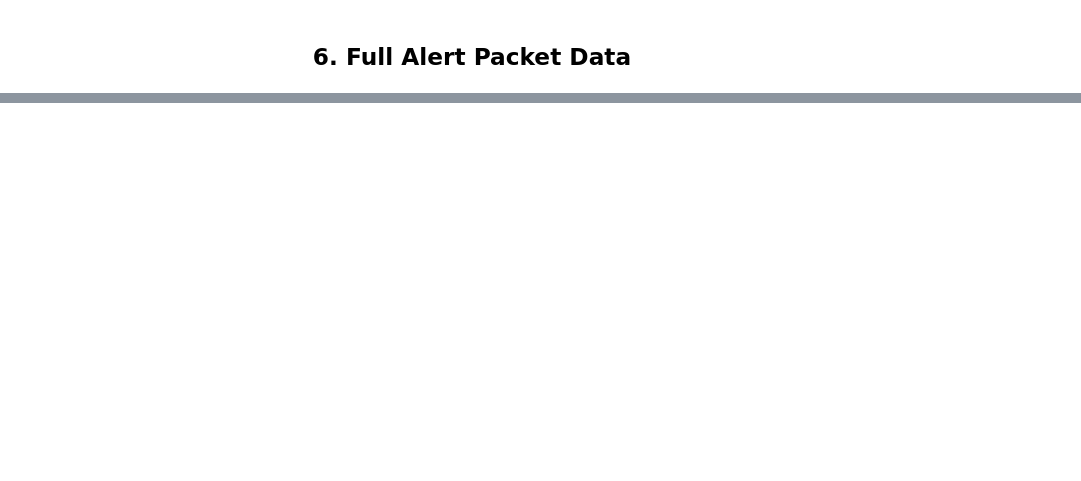
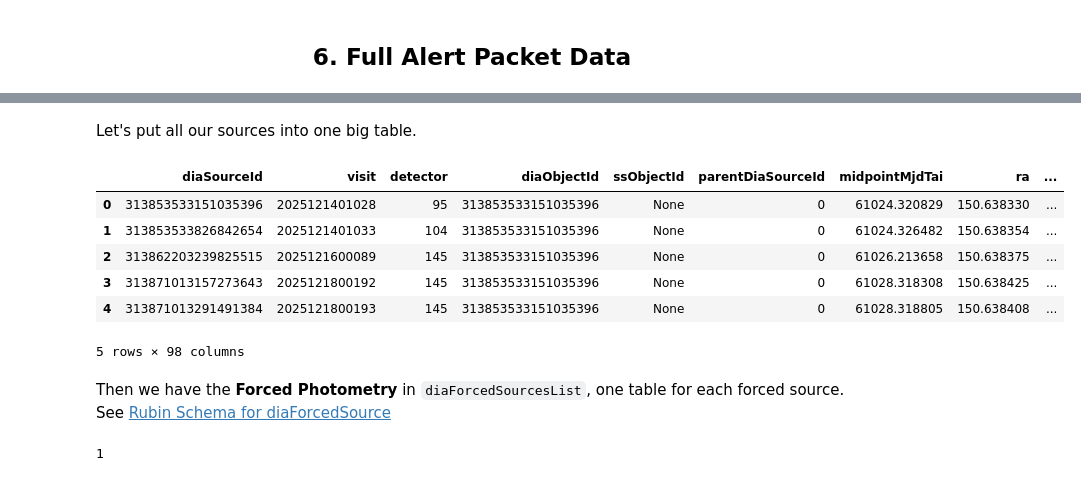
Before and after one commit to lsst-uk/lasair-lsst-examples, a Jupyter notebook: notebooks/KAFKA_Listen_to_Alerts.ipynb, the cells around one changed output, grey strips where cells are left out. Drawn from its saved outputs; the diff is of its cells as text; code cells hidden in the pictures; blank space fills up the shorter version.

```diff
--- a/notebooks/KAFKA_Listen_to_Alerts.ipynb
+++ b/notebooks/KAFKA_Listen_to_Alerts.ipynb
@@ -336,0 +385,2 @@ os.replace(str(OUTPUT_PATH / f"message_LiteLC.tmp.json"), str(OUTPUT_PATH / f"me
+# %%
+dat_full= pd.read_json(OUTPUT_PATH/"message_FULL.json")
@@ -336,0 +462,33 @@ os.replace(str(OUTPUT_PATH / f"message_LiteLC.tmp.json"), str(OUTPUT_PATH / f"me
+# %% [markdown]
+Let's put all our sources into one big table.
+# %%
+
+df_source_ls = []
+
+# FOR EACH SOURCE
+for i in range(len(dat_full['alert'].iloc[0]['diaSourcesList'])):
+    # Turns the dictionary into a one row dataframe and append it to the list
+    df_source_ls.append(pd.DataFrame(dat_full['alert'].iloc[0]['diaSourcesList'][i],
+                                     index=[i]) # We can also ensure the index makes sense
+                                     )
+
+# Then we concatenate our small dataframes into our final table!
+# NOTE: This method of concatenation is actually more efficient than concatenanting
+# as we go along because for large dataframes, the concatenation creates a copy of the large
+# dataframe each time. So every loop, the process is slowed down.
+df_sources = pd.concat(df_source_ls, ignore_index=True)
+df_sources.head()
+# %% [output]
+|  | diaSourceId | visit | detector | diaObjectId | ssObjectId | parentDiaSourceId | midpointMjdTai | ra | ... |
+| 0 | 313853533151035396 | 2025121401028 | 95 | 313853533151035396 | None | 0 | 61024.320829 | 150.638330 | ... |
+| 1 | 313853533826842654 | 2025121401033 | 104 | 313853533151035396 | None | 0 | 61024.326482 | 150.638354 | ... |
+| 2 | 313862203239825515 | 2025121600089 | 145 | 313853533151035396 | None | 0 | 61026.213658 | 150.638375 | ... |
+| 3 | 313871013157273643 | 2025121800192 | 145 | 313853533151035396 | None | 0 | 61028.318308 | 150.638425 | ... |
+| 4 | 313871013291491384 | 2025121800193 | 145 | 313853533151035396 | None | 0 | 61028.318805 | 150.638408 | ... |
+5 rows × 98 columns
+# %% [markdown]
+Then we have the **Forced Photometry** in `diaForcedSourcesList`, one table for each forced source. See [Rubin Schema for diaForcedSource](https://sdm-schemas.lsst.io/apdb.html#DiaForcedSource)
+# %%
+len(dat_full['alert'].iloc[0]['diaForcedSourcesList'])
+# %% [output]
+1
```
Also changed, not shown: parts of 28 cells of this notebook, 1 other file.
